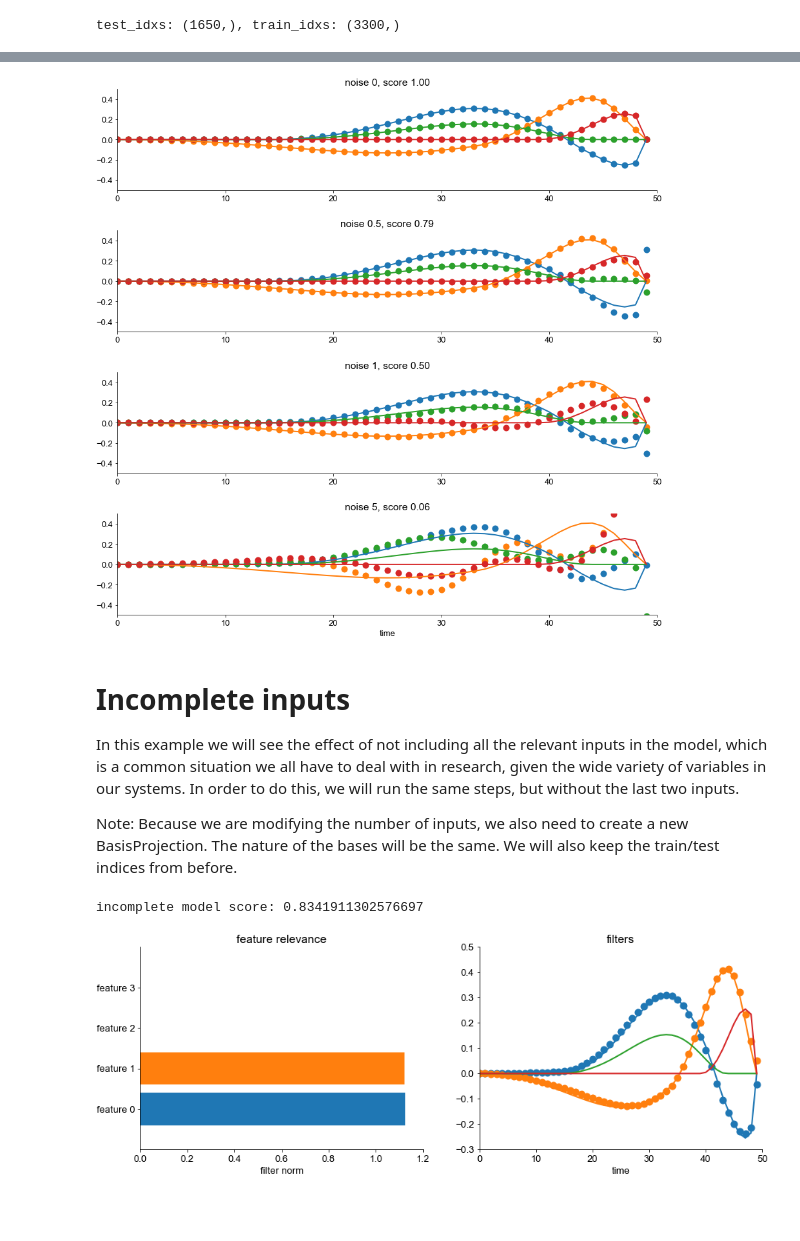
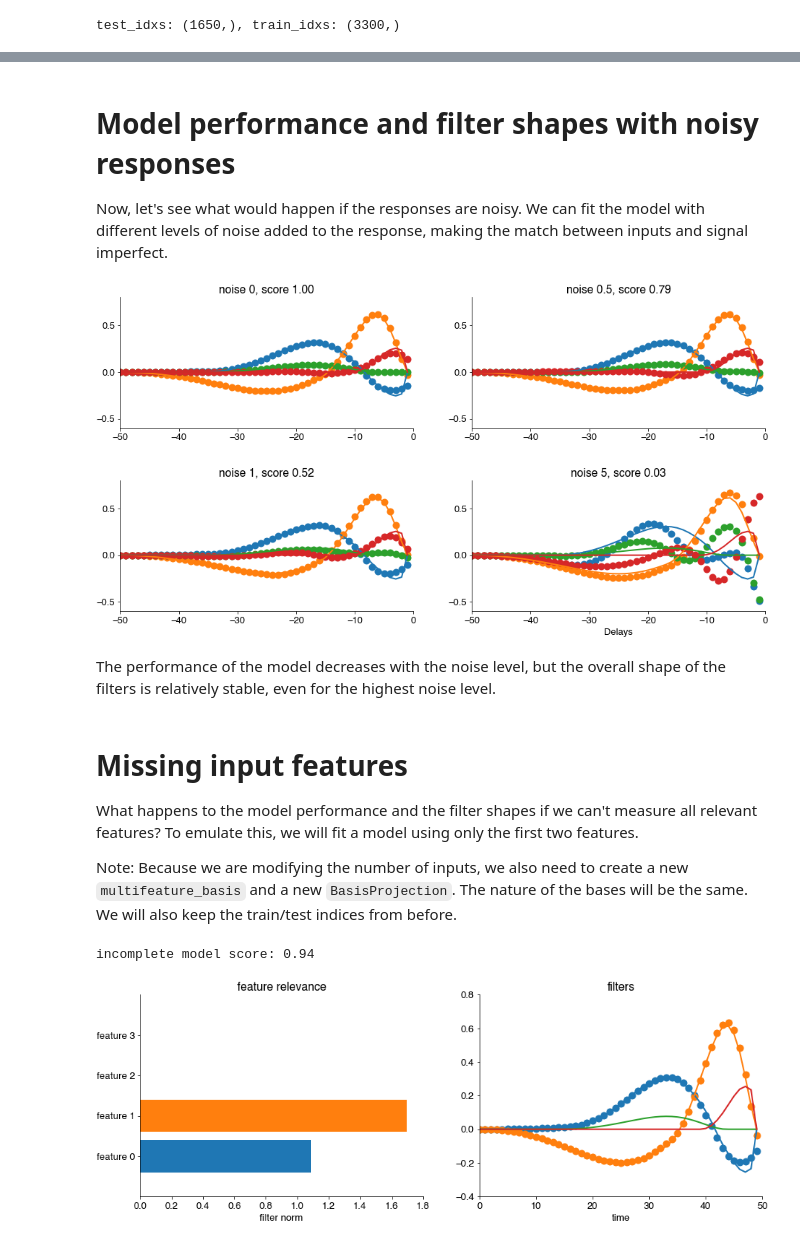
Before and after one commit to janclemenslab/glm_utils, a Jupyter notebook: demo/multiple_inputs.ipynb, the cells around one changed output, grey strips where cells are left out. Cells and saved outputs as stored; diff of their text form; code cells hidden in the pictures; blank space fills up the shorter version.

```diff
--- a/demo/multiple_inputs.ipynb
+++ b/demo/multiple_inputs.ipynb
@@ -42,0 +53,6 @@ x: (5000, 4), y: (5000,), filters (50, 4)
+# %%
+# time-delay-embedding
+window_size = 50
+Xmulti, ymulti = time_delay_embedding(x, y, window_size=window_size, flatten_inside_window=True)
+
+print(f"Xmulti: {Xmulti.shape}, ymulti: {ymulti.shape}")
@@ -55,6 +75,6 @@ Tip: glm_utils also contains a function to generate laplacian bases (laplacian_p
 # %%
 # define bases
-B = raised_cosine(1, 5, [1, 23], 9)
+B = raised_cosine(0, 5, [1, 23], 9, window_size)
 B_multi = multifeature_basis(B, ninputs)  # should explain what/why we do this here
 basis_multi_projection = BasisProjection(B_multi)  # should explain what/why we do this here
 window_size, nbases = B.shape
@@ -130,9 +145,9 @@ estimated_filters = basis_multi_projection.inverse_transform(basis_weights)
 estimated_filters = estimated_filters.reshape((-1,window_size))
 
 for ii in range(ninputs):
-    plt.plot(estimated_filters[ii], 'o', linewidth=2, markersize=10)
+    plt.plot(T, estimated_filters[ii], 'o', linewidth=2, markersize=10)
 plt.gca().set_prop_cycle(None)
-plt.plot(filters, linewidth=2)
-plt.xlabel('time')
-plt.title('filters')
+plt.plot(T, filters, linewidth=2)
+plt.xlabel('Delays')
+plt.title('Filters')
 # %% [output]
@@ -147,38 +156,43 @@ Note: We are running this test with a LinearRegression model, one of the simples
+# %% [markdown]
+# Model performance and filter shapes with noisy responses
+Now, let's see what would happen if the responses are noisy. We can fit the model with different levels of noise added to the response, making the match between inputs and signal imperfect.
 # %%
-noise_levels = [0,0.5,1,5]
-plt.figure(figsize=[15,15])
+noise_levels = [0, 0.5, 1, 5]
+plt.figure(figsize=(16, 8))
 for ii, noise_level in enumerate(noise_levels):
-    plt.subplot(len(noise_levels),1,ii+1)
 
+    # add noise to the response
     y_noisy = ymulti + np.random.normal(ymulti.mean(), ymulti.std(), ymulti.shape[0])*noise_level # add noise to signal
 
     # train
     lr = lm.LinearRegression()
     lr.fit(Xmulti_b[train_idxs], y_noisy[train_idxs])
 
     # reconstruct
     basis_weights = lr.coef_
     estimated_filters = basis_multi_projection.inverse_transform(basis_weights)
     estimated_filters = estimated_filters.reshape((-1,window_size))
 
     # plot
+    plt.subplot(2, 2, ii+1)
     for ii in range(ninputs):
-        plt.plot(estimated_filters[ii], 'o', linewidth=2, markersize=10)
-    plt.ylim([-0.5,0.5])
+        plt.plot(T, estimated_filters[ii], 'o', linewidth=2, markersize=10)
+    plt.ylim([-0.6, 0.8])
     plt.gca().set_prop_cycle(None)
-    plt.plot(filters, linewidth=2)
+    plt.plot(T, filters, linewidth=2)
     plt.title(f'noise {noise_level}, score {lr.score(Xmulti_b[test_idxs], y_noisy[test_idxs]):0.2f}')
-plt.xlabel('time')
+plt.xlabel('Delays')
 plt.subplots_adjust(hspace=0.4)
 plt.show()
 # %% [output]
-[figure, old version]
+[figure, new version]
+# %% [markdown]
+ The performance of the model decreases with the noise level, but the overall shape of the filters is relatively stable, even for the highest noise level.
 # %% [markdown]
-# Incomplete inputs
+# Missing input features
+What happens to the model performance and the filter shapes if we can't measure all relevant features? To emulate this, we will fit a model using only the first two features.
 
-In this example we will see the effect of not including all the relevant inputs in the model, which is a common situation we all have to deal with in research, given the wide variety of variables in our systems. In order to do this, we will run the same steps, but without the last two inputs.
-
-Note: Because we are modifying the number of inputs, we also need to create a new BasisProjection. The nature of the bases will be the same. We will also keep the train/test indices from before.
+Note: Because we are modifying the number of inputs, we also need to create a new `multifeature_basis` and a new `BasisProjection`. The nature of the bases will be the same. We will also keep the train/test indices from before.
 # %%
 ninputs_incomplete = 2
 
@@ -187,7 +201,7 @@ B_incomplete = multifeature_basis(B, ninputs_incomplete)  # should explain what/
 basis_projection_incomplete = BasisProjection(B_incomplete)  # should explain what/why we do this here
 
 # time-delay-embedding
-X_incomplete, ymulti = time_delay_embedding(x[:,:2], y, window_size=window_size, flatten_inside_window=True)
+X_incomplete, ymulti = time_delay_embedding(x[:, :2], y, window_size=window_size, flatten_inside_window=True)
 
 # project
 X_incomplete_b = basis_projection_incomplete.transform(X_incomplete)
@@ -195,7 +209,7 @@ X_incomplete_b = basis_projection_incomplete.transform(X_incomplete)
 # train
 lr = lm.LinearRegression()
 lr.fit(X_incomplete_b[train_idxs], ymulti[train_idxs])
-print(f'incomplete model score: {lr.score(X_incomplete_b[test_idxs], ymulti[test_idxs])}')
+print(f'incomplete model score: {lr.score(X_incomplete_b[test_idxs], ymulti[test_idxs]):1.2f}')
 
 # reconstruct
 basis_weights = lr.coef_
@@ -207,8 +221,8 @@ features_names = [f'feature {ii}' for ii in range(ninputs)]
 plt.figure(figsize=[15,5])
 plt.subplot(121)
 for ii in range(ninputs_incomplete):
-    frob_norm = np.linalg.norm(estimated_filters[ii])
-    plt.barh(ii,frob_norm)
+    filt_norm = np.linalg.norm(estimated_filters[ii])
+    plt.barh(ii, filt_norm)
 plt.yticks(np.arange(ninputs),features_names)
 plt.xlabel('filter norm')
 plt.title('feature relevance')
@@ -222,5 +236,5 @@ plt.xlabel('time')
 plt.title('filters')
 plt.show()
 # %% [output]
-incomplete model score: 0.8341911302576697
+incomplete model score: 0.94
-[figure, old version]
+[figure, new version]
```
Also changed, not shown: parts of 35 cells of this notebook.
